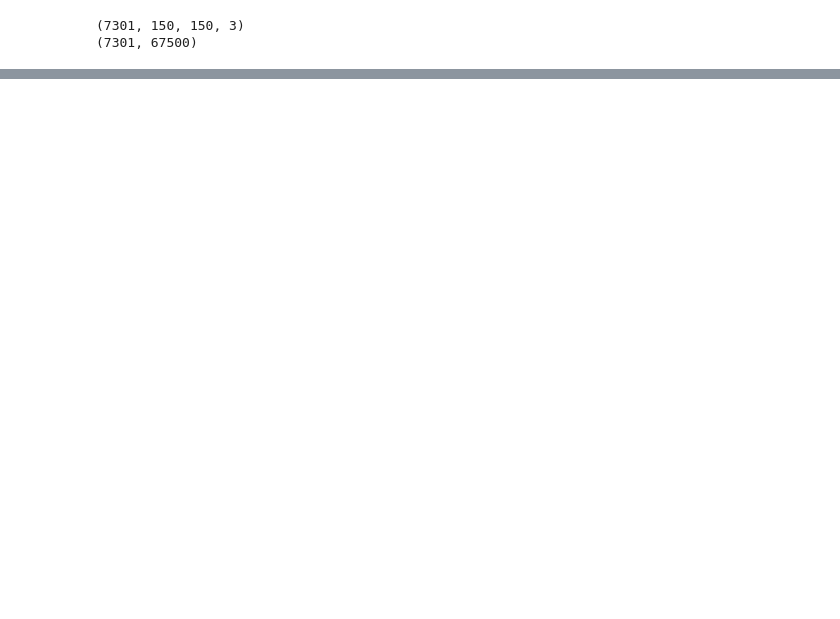
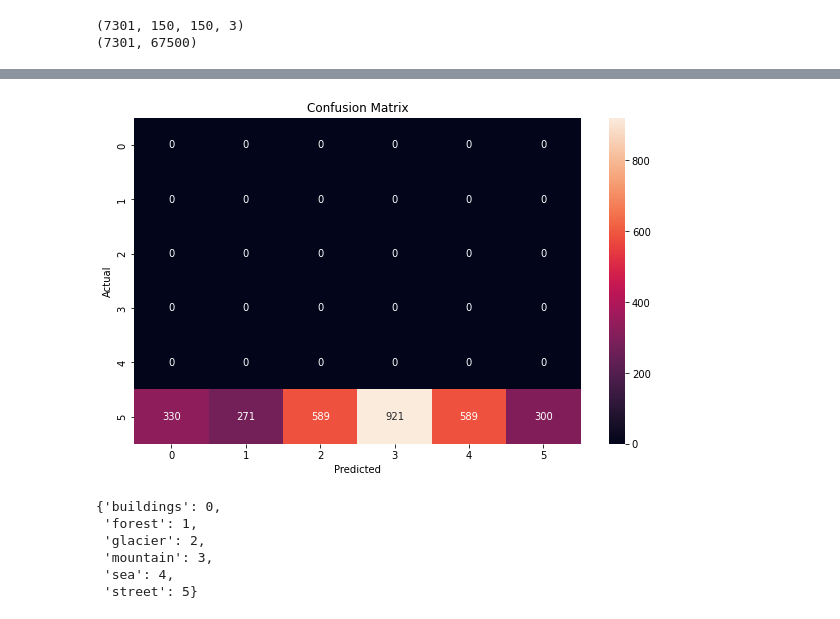
Before and after one commit to tverdier/e5fi_in7_convolution, a Jupyter notebook: RK_Projet/SVM.ipynb, the cells around one changed output, grey strips where cells are left out. Saved outputs shown, nothing was run; the diff lists cells and outputs as text; code cells hidden in the pictures; blank space fills up the shorter version.

```diff
--- a/RK_Projet/SVM.ipynb
+++ b/RK_Projet/SVM.ipynb
@@ -323,10 +356,21 @@ print("Accuracy on test data is",accuracy_score(y_test_data3, predicted_y)) #aff
 # %%
 # Matrice de confusion
-cm = confusion_matrix(y_test_data2, predicted_y)
+cm = confusion_matrix(y_test_data3, predicted_y)
 
 matplot.subplots(figsize=(10, 6))
 sb.heatmap(cm, annot = True, fmt = 'g')
 matplot.xlabel("Predicted")
 matplot.ylabel("Actual")
 matplot.title("Confusion Matrix")
 matplot.show()
+# %% [output]
+[figure, added]
+# %%
+liste_dict_intel
+# %% [output]
+{'buildings': 0,
+ 'forest': 1,
+ 'glacier': 2,
+ 'mountain': 3,
+ 'sea': 4,
+ 'street': 5}
```
Also changed, not shown: parts of 11 cells of this notebook.
